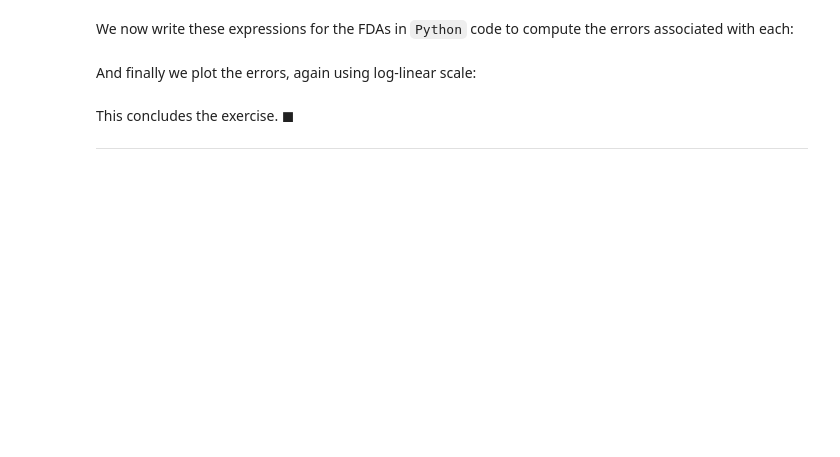
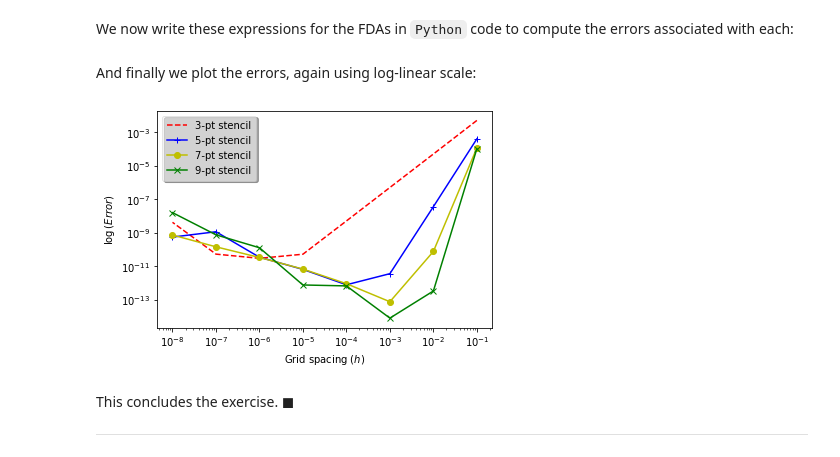
Before and after one commit to rio-gutierrez/Coursework, a Jupyter notebook: Computational Astrophysics/Comp_Astro_HW1.ipynb, the cells around one changed output. Saved outputs shown, nothing was run; the diff lists cells and outputs as text; code cells hidden in the pictures; blank space fills up the shorter version.

Commit message:
Change loglog plot of last problem

```diff
--- a/Computational Astrophysics/Comp_Astro_HW1.ipynb
+++ b/Computational Astrophysics/Comp_Astro_HW1.ipynb
@@ -449,21 +465,29 @@ And finally we plot the errors, again using log-linear scale:
 # %%
 # Create the figure and axes
 fig, ax1 = plt.subplots(1, 1)
 
 # Add labels for the legend
-function1 = ax1.semilogy(mesh_refinement, errors_3, 'r--', label='3-pt stencil')
-function2 = ax1.semilogy(mesh_refinement, errors_5, 'b-+', label='5-pt stencil')
-function3 = ax1.semilogy(mesh_refinement, errors_7, 'y-o', label='7-pt stencil')
-function4 = ax1.semilogy(mesh_refinement, errors_9, 'g-x', label='9-pt stencil')
+# function1 = ax1.semilogy(mesh_refinement, errors_3, 'r--', label='3-pt stencil')
+# function2 = ax1.semilogy(mesh_refinement, errors_5, 'b-+', label='5-pt stencil')
+# function3 = ax1.semilogy(mesh_refinement, errors_7, 'y-o', label='7-pt stencil')
+# function4 = ax1.semilogy(mesh_refinement, errors_9, 'g-x', label='9-pt stencil')
+
+
+function1 = ax1.loglog(mesh_refinement, errors_3, 'r--', label='3-pt stencil')
+function2 = ax1.loglog(mesh_refinement, errors_5, 'b-+', label='5-pt stencil')
+function3 = ax1.loglog(mesh_refinement, errors_7, 'y-o', label='7-pt stencil')
+function4 = ax1.loglog(mesh_refinement, errors_9, 'g-x', label='9-pt stencil')
 
 # Create the legend by first fetching the labels from the functions
 functions = function1 + function2 + function3 + function4
 labels = [f.get_label() for f in functions]
-plt.legend(functions, labels, fancybox=True, framealpha=0.5, borderpad=0.5, shadow=True,  loc=4)
+plt.legend(functions, labels, fancybox=True, framealpha=0.5, borderpad=0.5, shadow=True,  loc=2)
 
 # Add labels and title
 ax1.set_xlabel(r'Grid spacing ($h$)');
 ax1.set_ylabel(r'$\log{(Error)}$');
+# %% [output]
+[figure, added]
 # %% [markdown]
 This concludes the exercise.   $\blacksquare$
 
```
Also changed, not shown: parts of 3 cells of this notebook, 2 other files.
